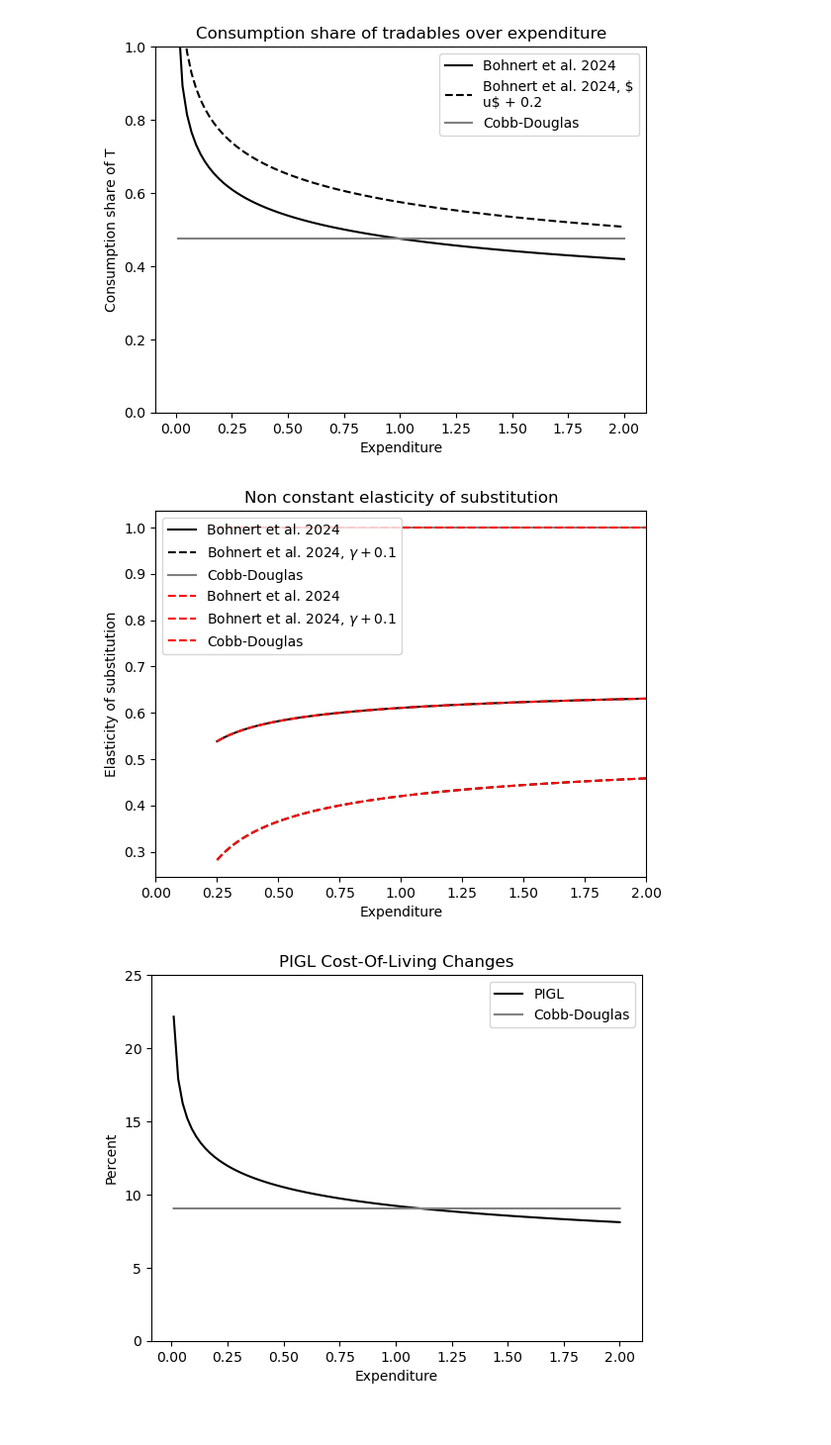
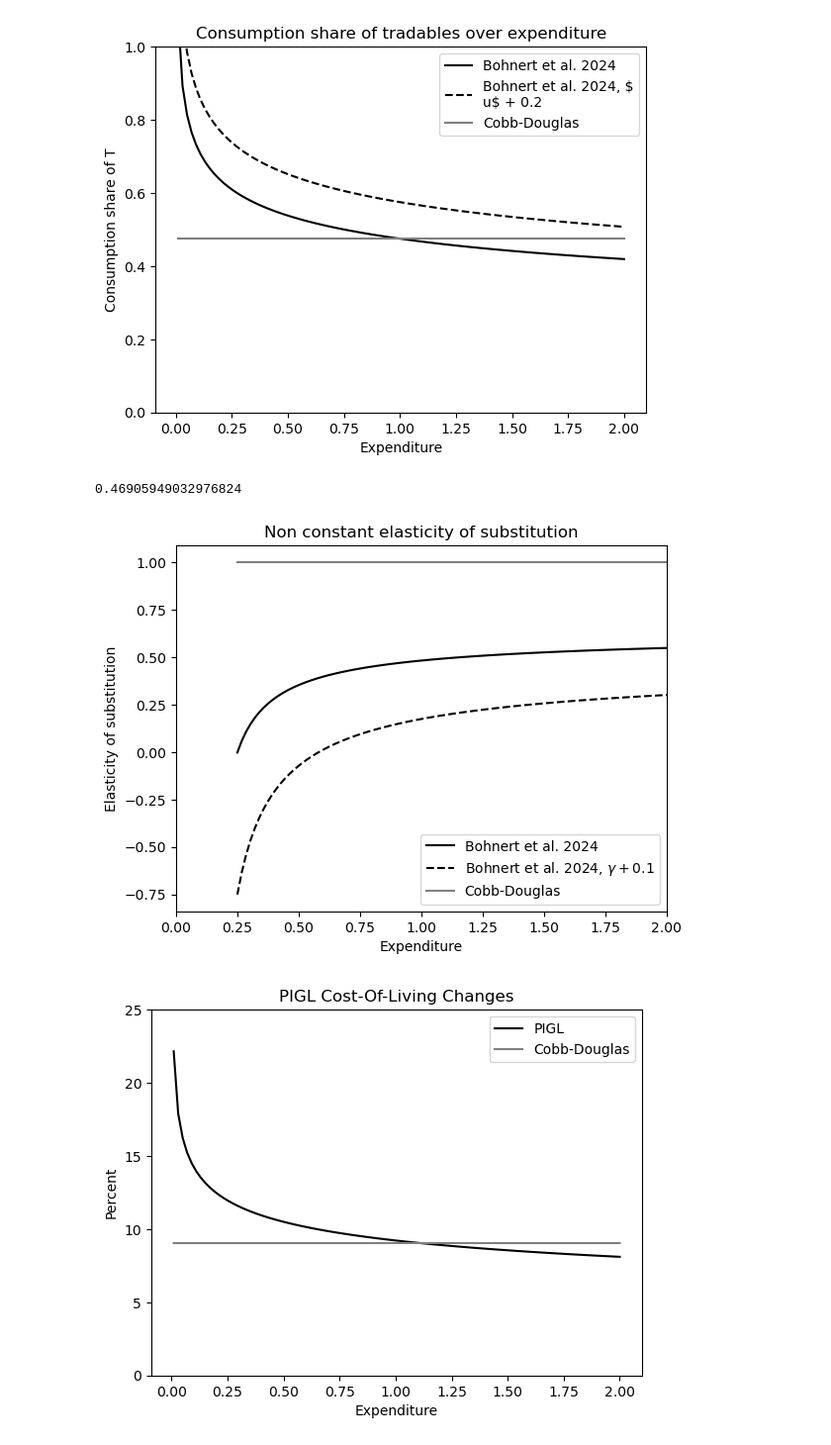
Before and after one commit to funlime/I_HANK_PIGL, a Jupyter notebook: Partial_2802.ipynb, the cells around one changed output. Shown at 99% size. Saved outputs shown, nothing was run; the diff lists cells and outputs as text; code cells hidden in the pictures.

```diff
--- a/Partial_2802.ipynb
+++ b/Partial_2802.ipynb
@@ -176,38 +176,43 @@ ax.legend()
 if new_fig: plt.savefig('Figures/consumption_share_T_over_expenditure.png', dpi=300, bbox_inches='tight')
 # %% [output]
 [figure]
+# %%
+par_bohnert.nu = 0.675
 # %%
 #calc_NCES
 # Coppy par borhert
 par_bohnert_gamma_high = SimpleNamespace()
 par_bohnert_gamma_high.epsilon = par_bohnert.epsilon
 par_bohnert_gamma_high.gamma = par_bohnert.gamma + 0.1
 par_bohnert_gamma_high.nu = par_bohnert.nu
 
 
 fig, ax = plt.subplots()#figsize=(12, 8))
 
 # alternative e starting at 0.25
 e_alt = np.linspace(0.25, 2.0, 100)
 ax.plot(e_alt, calc_NCES(par_bohnert, e_alt), label='Bohnert et al. 2024', c='k')
 ax.plot(e_alt, calc_NCES(par_bohnert_gamma_high, e_alt), label='Bohnert et al. 2024, $\gamma + 0.1 $', c='k', linestyle='--')
 ax.plot(e_alt, calc_NCES(par_cd, e_alt), label='Cobb-Douglas', c='grey', linestyle='-')
 
-e_alt = np.linspace(0.25, 2.0, 100)
-ax.plot(e_alt, calc_NCES_alt(par_bohnert, e_alt), label='Bohnert et al. 2024', c='r', linestyle='--')
-ax.plot(e_alt, calc_NCES_alt(par_bohnert_gamma_high, e_alt), label='Bohnert et al. 2024, $\gamma + 0.1 $', c='r', linestyle='--')
-ax.plot(e_alt, calc_NCES_alt(par_cd, e_alt), label='Cobb-Douglas', c='r', linestyle='--')
+print(calc_NCES(par_bohnert, 0.91))
+
+# e_alt = np.linspace(0.25, 2.0, 100)
+# ax.plot(e_alt, calc_NCES_alt(par_bohnert, e_alt), label='Bohnert et al. 2024', c='r', linestyle='--')
+# ax.plot(e_alt, calc_NCES_alt(par_bohnert_gamma_high, e_alt), label='Bohnert et al. 2024, $\gamma + 0.1 $', c='r', linestyle='--')
+# ax.plot(e_alt, calc_NCES_alt(par_cd, e_alt), label='Cobb-Douglas', c='r', linestyle='--')
 
 
 
 ax.set_xlabel('Expenditure')
 ax.set_ylabel('Elasticity of substitution')
 ax.legend()
 ax.set_xlim(0.0, 2.0)
 ax.set_title('Non constant elasticity of substitution')
 if new_fig: plt.savefig('Figures/elicitcity_of_substitution.png', dpi=300, bbox_inches='tight')
 # %% [output]
+0.46905949032976824
-[figure, old version]
+[figure, new version]
 # %%
 # Plotting IPP
 #par_bohnert_epsilon_high.epsilon = par_bohnert.epsilon + 0.2
```
Also changed, not shown: 19 other files.
